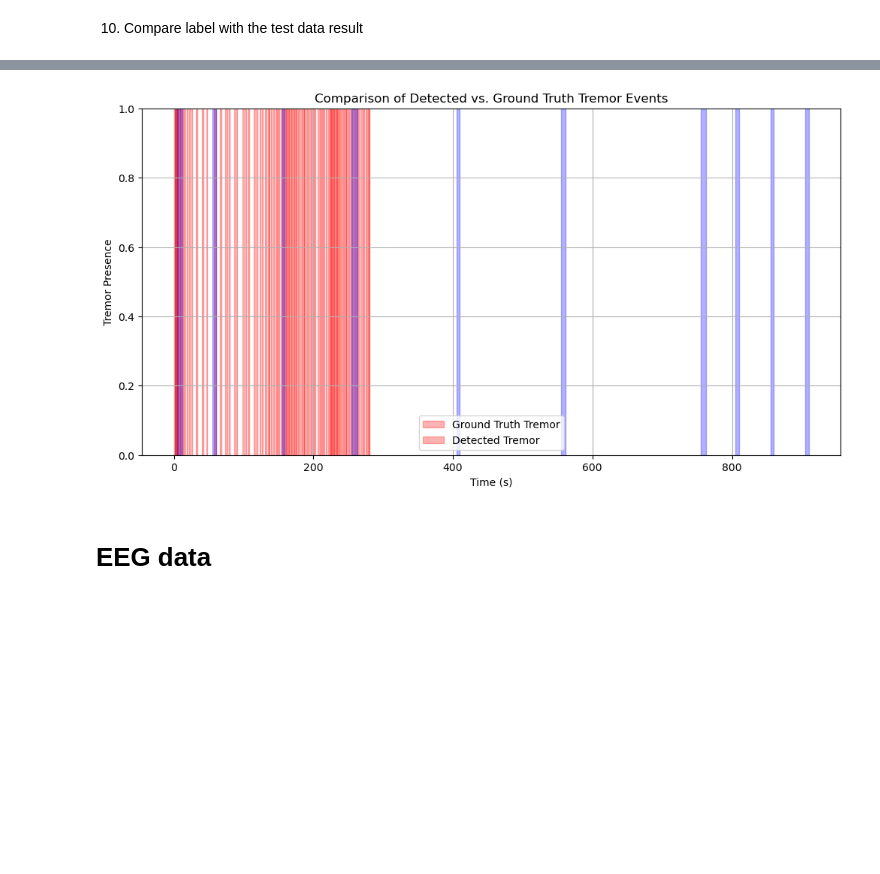
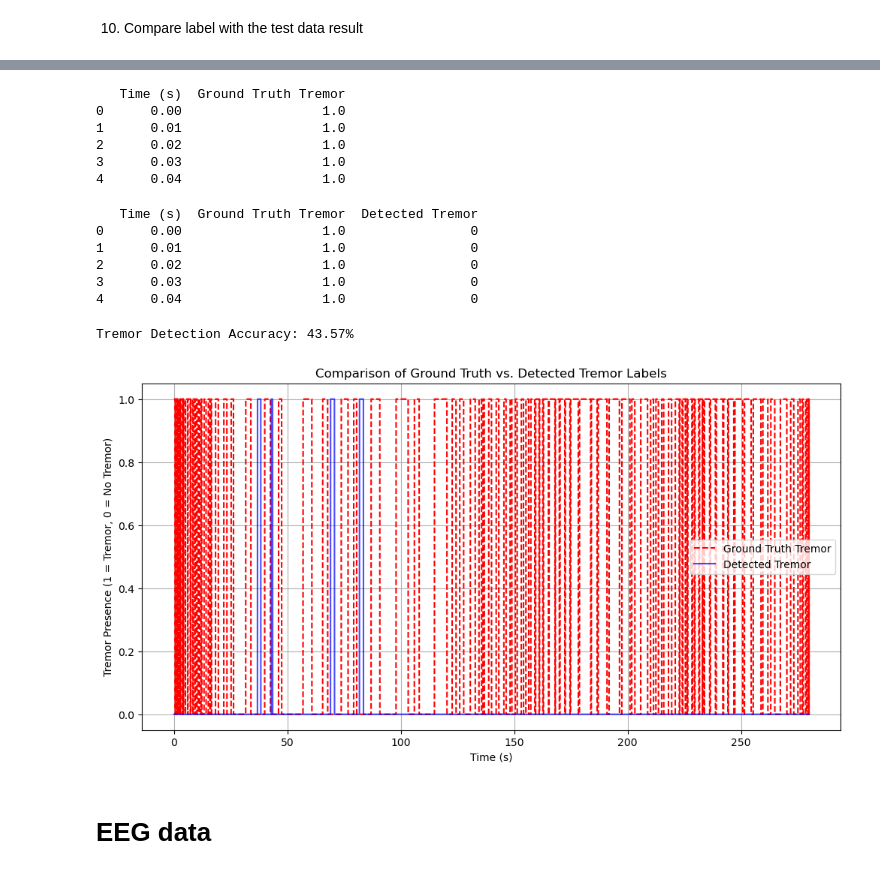
Before and after one commit to pwatana/Neurotech_UofT_2024, a Jupyter notebook: Kaggle_acc_algorithm.ipynb, the cells around one changed output, grey strips where cells are left out. Saved outputs shown, nothing was run; the diff lists cells and outputs as text; code cells hidden in the pictures; blank space fills up the shorter version.

Commit message:
comparison complete, very low accruacy: 43.57%

```diff
--- a/Kaggle_acc_algorithm.ipynb
+++ b/Kaggle_acc_algorithm.ipynb
@@ -848,19 +772,61 @@ F1 Score: 0.0784
+# %%
+# Create DataFrame for ground truth labels
+ground_truth_df = pd.DataFrame({
+    "Time (s)": timestamps,  # Same time index
+    "Ground Truth Tremor": ground_truth_label  # 1 = Tremor, 0 = No Tremor
+})
+
+# Display first few rows
+print(ground_truth_df.head())
+# %% [output]
+   Time (s)  Ground Truth Tremor
+0      0.00                  1.0
+1      0.01                  1.0
+2      0.02                  1.0
+3      0.03                  1.0
+4      0.04                  1.0
+# %%
+# Merge ground truth and detected labels into a single table
+comparison_df = pd.merge(ground_truth_df, detected_tremor_df, on="Time (s)")
+
+# Display first few rows
+print(comparison_df.head())
+
+# Save to CSV if needed
+comparison_df.to_csv("tremor_comparison_results.csv", index=False)
+# %% [output]
+   Time (s)  Ground Truth Tremor  Detected Tremor
+0      0.00                  1.0                0
+1      0.01                  1.0                0
+2      0.02                  1.0                0
+3      0.03                  1.0                0
+4      0.04                  1.0                0
+# %%
+# Compute agreement between ground truth and detected labels
+comparison_df["Match"] = comparison_df["Ground Truth Tremor"] == comparison_df["Detected Tremor"]
+
+# Calculate accuracy as percentage
+accuracy = comparison_df["Match"].mean() * 100
+
+print(f"Tremor Detection Accuracy: {accuracy:.2f}%")
+# %% [output]
+Tremor Detection Accuracy: 43.57%
 # %%
+import matplotlib.pyplot as plt
+
 plt.figure(figsize=(12, 6))
 
-# Plot ground truth tremor events
-for start, end in ground_truth_intervals:
-    plt.axvspan(start, end, color='red', alpha=0.3, label="Ground Truth Tremor")
+# Plot ground truth tremors
+plt.plot(comparison_df["Time (s)"], comparison_df["Ground Truth Tremor"], label="Ground Truth Tremor", color="red", linestyle="dashed")
 
-# Plot detected tremor events
-for start, end in detected_tremor_intervals:
-    plt.axvspan(start, end, color='blue', alpha=0.3, label="Detected Tremor")
+# Plot detected tremors
+plt.plot(comparison_df["Time (s)"], comparison_df["Detected Tremor"], label="Detected Tremor", color="blue", alpha=0.7)
 
 plt.xlabel("Time (s)")
-plt.ylabel("Tremor Presence")
-plt.title("Comparison of Detected vs. Ground Truth Tremor Events")
-plt.legend(["Ground Truth Tremor", "Detected Tremor"])
+plt.ylabel("Tremor Presence (1 = Tremor, 0 = No Tremor)")
+plt.title("Comparison of Ground Truth vs. Detected Tremor Labels")
+plt.legend()
 plt.grid(True)
 plt.show()
 # %% [output]
-[figure, old version]
+[figure, new version]
```
Also changed, not shown: parts of 7 cells of this notebook, 1 other file.
